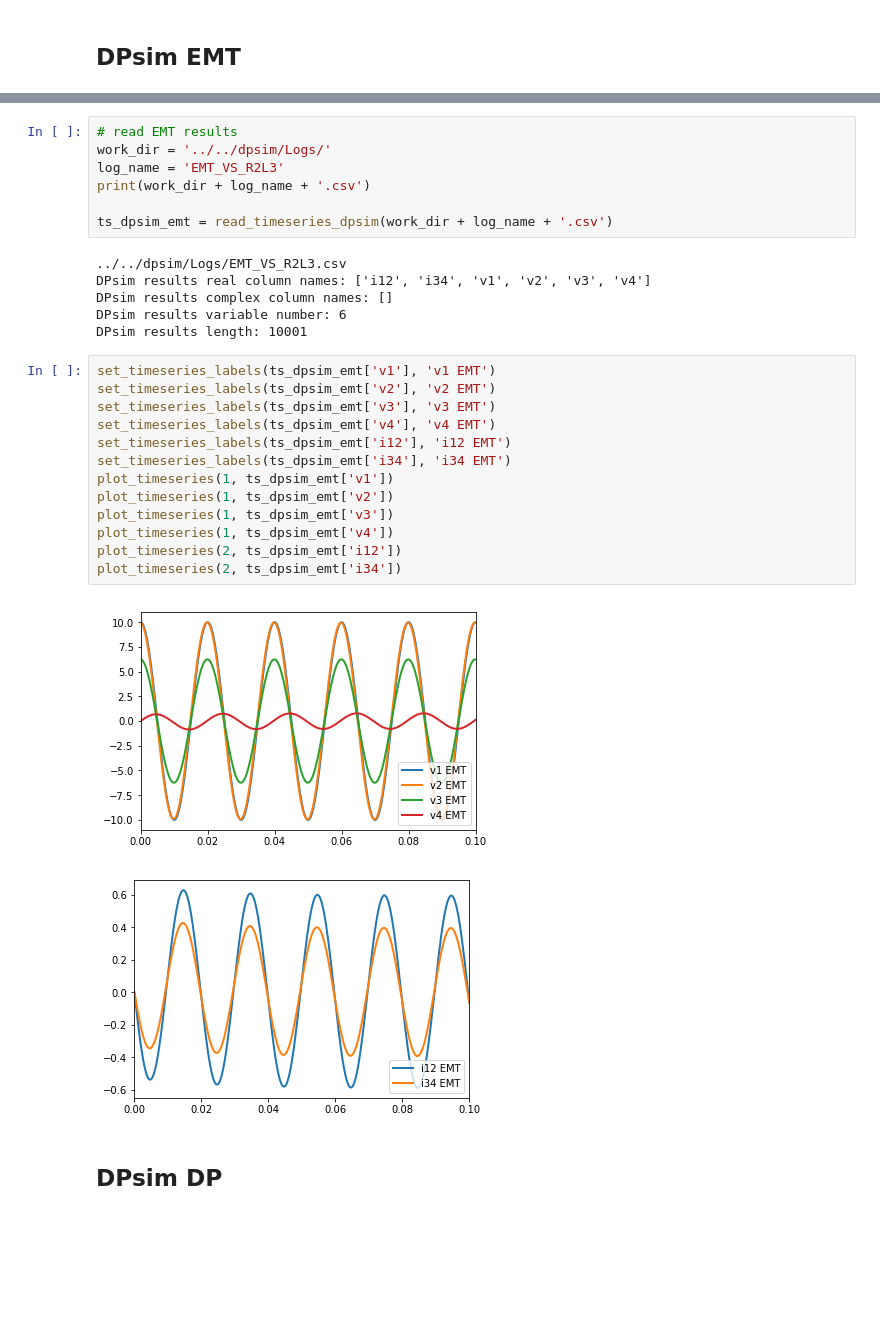
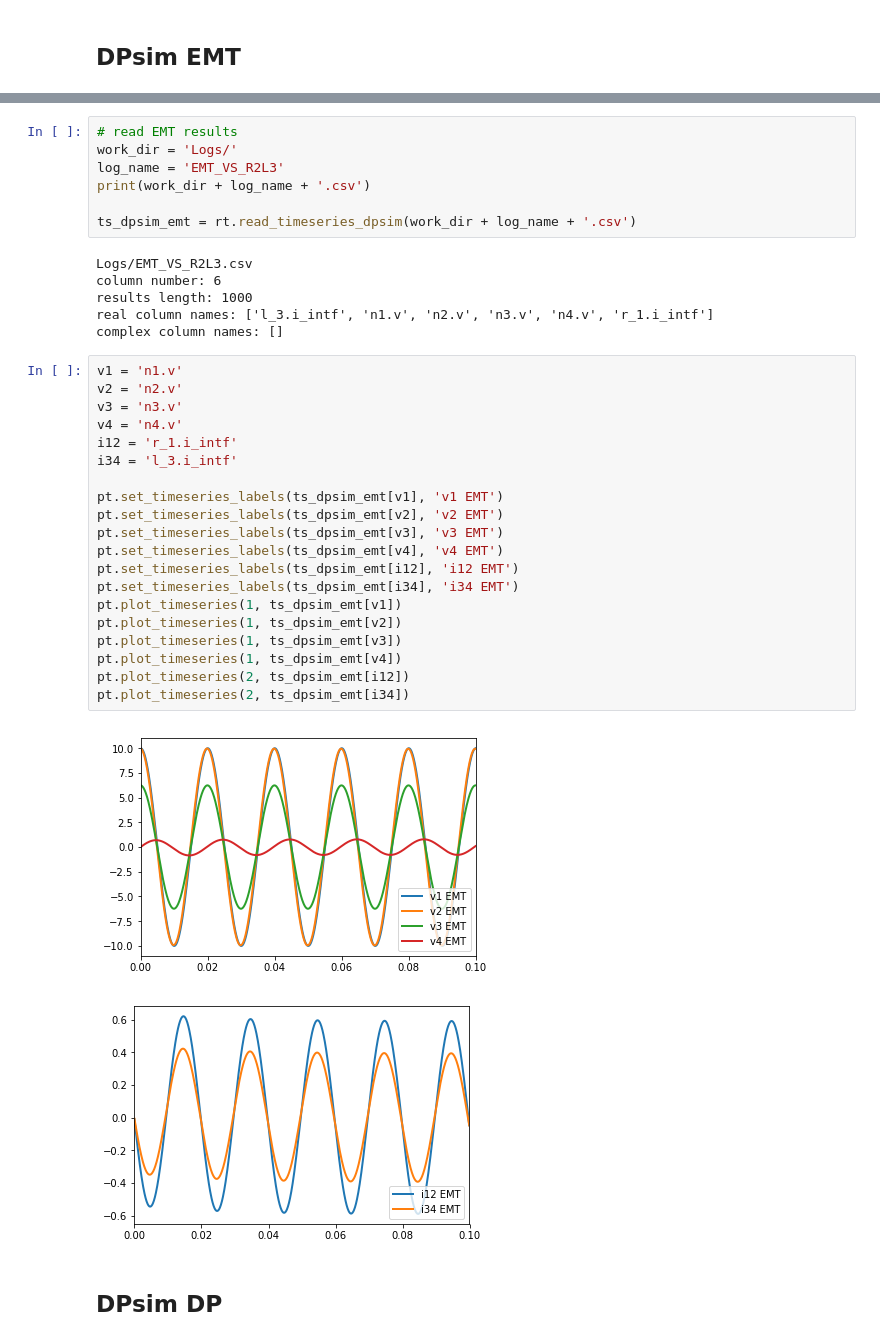
Before and after one commit to ElsevierSoftwareX/SOFTX_2018_244, a Jupyter notebook: Examples/Notebooks/Circuits/VS_R2L3.ipynb, the cells around one changed output, grey strips where cells are left out. Saved outputs shown, nothing was run; the diff lists cells and outputs as text; blank space fills up the shorter version.

```diff
--- a/Examples/Notebooks/Circuits/VS_R2L3.ipynb
+++ b/Examples/Notebooks/Circuits/VS_R2L3.ipynb
@@ -47,31 +63,38 @@ sw.connect([ bus9, gnd ])
 # %%
 # read EMT results
-work_dir = '../../dpsim/Logs/'
+work_dir = 'Logs/'
 log_name = 'EMT_VS_R2L3'
 print(work_dir + log_name + '.csv')
 
-ts_dpsim_emt = read_timeseries_dpsim(work_dir + log_name + '.csv')
+ts_dpsim_emt = rt.read_timeseries_dpsim(work_dir + log_name + '.csv')
 # %% [output]
-../../dpsim/Logs/EMT_VS_R2L3.csv
-DPsim results real column names: ['i12', 'i34', 'v1', 'v2', 'v3', 'v4']
-DPsim results complex column names: []
-DPsim results variable number: 6
-DPsim results length: 10001
+Logs/EMT_VS_R2L3.csv
+column number: 6
+results length: 1000
+real column names: ['l_3.i_intf', 'n1.v', 'n2.v', 'n3.v', 'n4.v', 'r_1.i_intf']
+complex column names: []
 # %%
-set_timeseries_labels(ts_dpsim_emt['v1'], 'v1 EMT')
-set_timeseries_labels(ts_dpsim_emt['v2'], 'v2 EMT')
-set_timeseries_labels(ts_dpsim_emt['v3'], 'v3 EMT')
-set_timeseries_labels(ts_dpsim_emt['v4'], 'v4 EMT')
-set_timeseries_labels(ts_dpsim_emt['i12'], 'i12 EMT')
-set_timeseries_labels(ts_dpsim_emt['i34'], 'i34 EMT')
-plot_timeseries(1, ts_dpsim_emt['v1'])
-plot_timeseries(1, ts_dpsim_emt['v2'])
-plot_timeseries(1, ts_dpsim_emt['v3'])
-plot_timeseries(1, ts_dpsim_emt['v4'])
-plot_timeseries(2, ts_dpsim_emt['i12'])
-plot_timeseries(2, ts_dpsim_emt['i34'])
+v1 = 'n1.v'
+v2 = 'n2.v'
+v3 = 'n3.v'
+v4 = 'n4.v'
+i12 = 'r_1.i_intf'
+i34 = 'l_3.i_intf'
+
+pt.set_timeseries_labels(ts_dpsim_emt[v1], 'v1 EMT')
+pt.set_timeseries_labels(ts_dpsim_emt[v2], 'v2 EMT')
+pt.set_timeseries_labels(ts_dpsim_emt[v3], 'v3 EMT')
+pt.set_timeseries_labels(ts_dpsim_emt[v4], 'v4 EMT')
+pt.set_timeseries_labels(ts_dpsim_emt[i12], 'i12 EMT')
+pt.set_timeseries_labels(ts_dpsim_emt[i34], 'i34 EMT')
+pt.plot_timeseries(1, ts_dpsim_emt[v1])
+pt.plot_timeseries(1, ts_dpsim_emt[v2])
+pt.plot_timeseries(1, ts_dpsim_emt[v3])
+pt.plot_timeseries(1, ts_dpsim_emt[v4])
+pt.plot_timeseries(2, ts_dpsim_emt[i12])
+pt.plot_timeseries(2, ts_dpsim_emt[i34])
 # %% [output]
-[figure, old version]
+[figure, new version]
 [figure]
 # %% [markdown]
 ## DPsim DP
```
Also changed, not shown: parts of 11 cells of this notebook.
